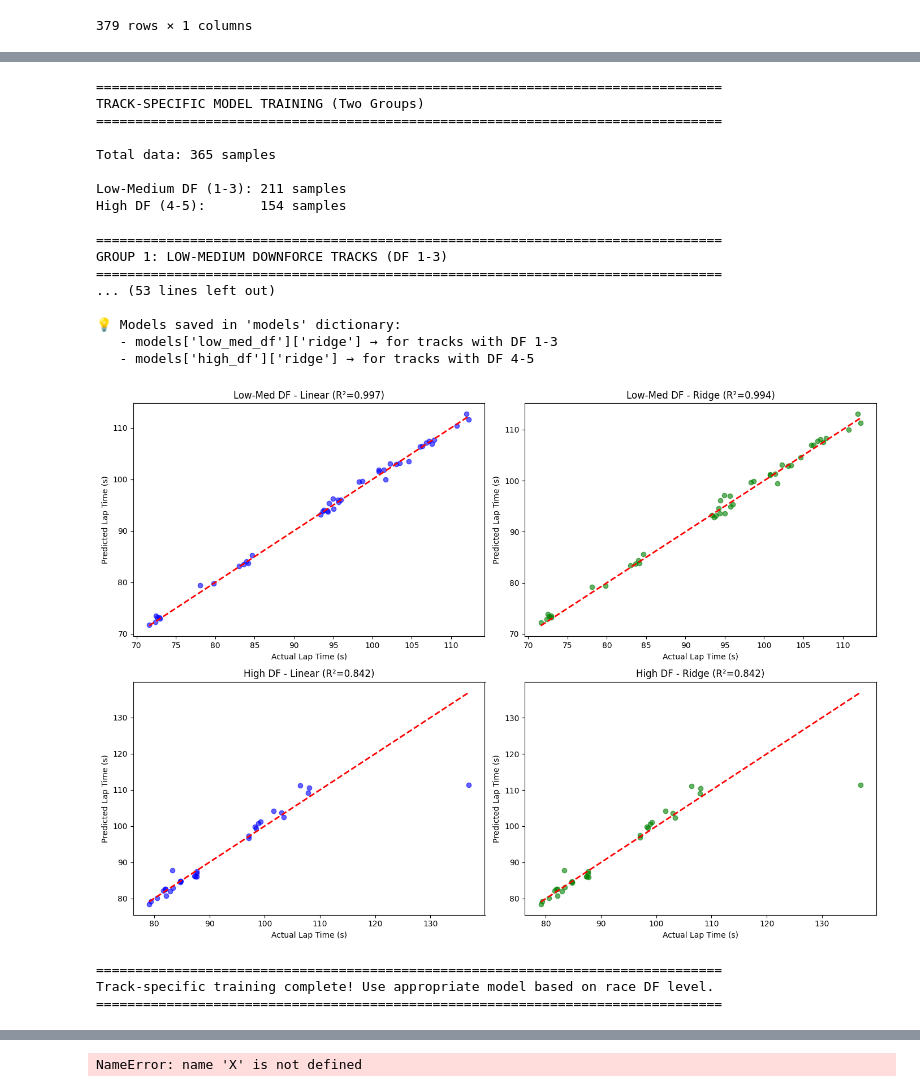
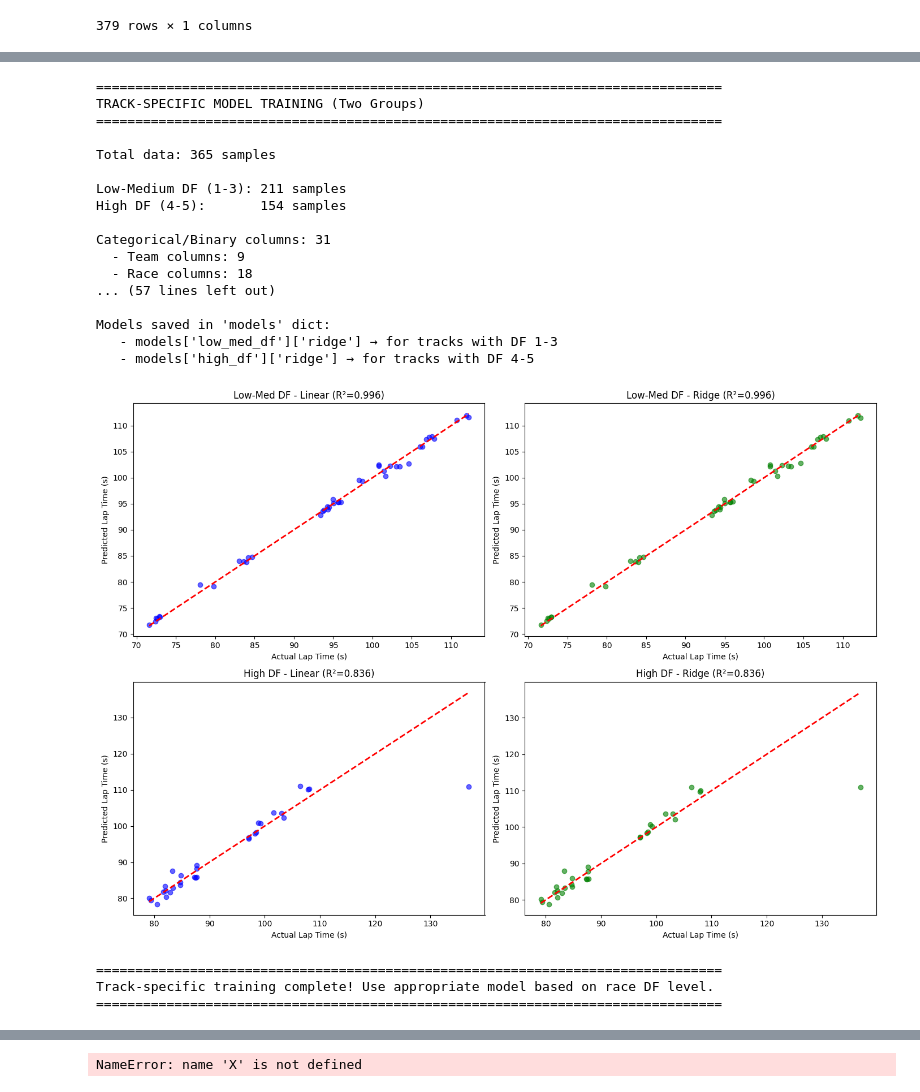
Before and after one commit to crystalcheong/formula-uno, a Jupyter notebook: prediction_notebooks/usgp_prediction.ipynb, the cells around one changed output, grey strips where cells are left out. Drawn from its saved outputs; the diff is of its cells as text; code cells hidden in the pictures.

```diff
--- a/prediction_notebooks/usgp_prediction.ipynb
+++ b/prediction_notebooks/usgp_prediction.ipynb
@@ -504,9 +545,18 @@ drivers_high = drivers_clean[high_df_mask].copy()
 print(f"\nLow-Medium DF (1-3): {len(X_low_med)} samples")
 print(f"High DF (4-5):       {len(X_high)} samples")
 
-# Define categorical columns (won't be normalized)
-categorical_columns = ['Year_encoded', 'Is_US', 'Downforce_Level', 'TeamId_encoded',
-                      'Race_encoded', 'Rain', 'Driver_encoded']
+# Define categorical columns (binary/ordinal - won't be normalized)
+categorical_columns = ['Year_encoded', 'Is_US', 'Downforce_Level', 'Rain']
+
+# OneHot columns are also treated as categorical (they're already 0/1)
+team_columns = [col for col in X_clean.columns if col.startswith('Team_')]
+race_columns = [col for col in X_clean.columns if col.startswith('Race_')]
+categorical_columns.extend(team_columns)
+categorical_columns.extend(race_columns)
+
+print(f"\nCategorical/Binary columns: {len(categorical_columns)}")
+print(f"  - Team columns: {len(team_columns)}")
+print(f"  - Race columns: {len(race_columns)}")
 
 # Store models
 models = {}
@@ -582,7 +632,9 @@ models['low_med_df'] = {
     'linear': lr_model_lm,
     'ridge': ridge_model_lm,
     'scaler': scaler_low_med,
-    'downforce_range': (1, 3)
+    'downforce_range': (1, 3),
+    'team_columns': team_columns,
+    'race_columns': race_columns
 }
 
 # ============================================================================
@@ -649,7 +701,9 @@ models['high_df'] = {
     'linear': lr_model_h,
     'ridge': ridge_model_h,
     'scaler': scaler_high,
-    'downforce_range': (4, 5)
+    'downforce_range': (4, 5),
+    'team_columns': team_columns,
+    'race_columns': race_columns
 }
 
 # ============================================================================
@@ -666,7 +720,7 @@ print(f"│ Low-Med DF (1-3)        │    {r2_score(y_test_lm, lr_test_pred_lm)
 print(f"│ High DF (4-5)           │    {r2_score(y_test_h, lr_test_pred_h):.3f}     │    {r2_score(y_test_h, ridge_test_pred_h):.3f}     │    {ridge_cv_h['test_r2'].mean():.3f}     │")
 print("└─────────────────────────┴──────────────┴──────────────┴──────────────┘")
 
-print("\n💡 Models saved in 'models' dictionary:")
+print("\nModels saved in 'models' dict:")
 print("   - models['low_med_df']['ridge'] → for tracks with DF 1-3")
 print("   - models['high_df']['ridge'] → for tracks with DF 4-5")
 
@@ -693,39 +747,39 @@ axes[1, 0].plot([y_test_h.min(), y_test_h.max()], [y_test_h.min(), y_test_h.max(
 axes[1, 0].set_xlabel('Actual Lap Time (s)')
 axes[1, 0].set_ylabel('Predicted Lap Time (s)')
 axes[1, 0].set_title(f'High DF - Linear (R²={r2_score(y_test_h, lr_test_pred_h):.3f})')
 
 # High DF - Ridge
 axes[1, 1].scatter(y_test_h, ridge_test_pred_h, alpha=0.6, color='green')
 axes[1, 1].plot([y_test_h.min(), y_test_h.max()], [y_test_h.min(), y_test_h.max()], 'r--', lw=2)
 axes[1, 1].set_xlabel('Actual Lap Time (s)')
 axes[1, 1].set_ylabel('Predicted Lap Time (s)')
 axes[1, 1].set_title(f'High DF - Ridge (R²={r2_score(y_test_h, ridge_test_pred_h):.3f})')
 
 plt.tight_layout()
 plt.show()
 
 print("\n" + "="*80)
 print("Track-specific training complete! Use appropriate model based on race DF level.")
 print("="*80)
 # %% [output]
 ================================================================================
 TRACK-SPECIFIC MODEL TRAINING (Two Groups)
 ================================================================================
 
 Total data: 365 samples
 
 Low-Medium DF (1-3): 211 samples
 High DF (4-5):       154 samples
 
-================================================================================
-GROUP 1: LOW-MEDIUM DOWNFORCE TRACKS (DF 1-3)
-================================================================================
-... (53 lines left out)
+Categorical/Binary columns: 31
+  - Team columns: 9
+  - Race columns: 18
+... (57 lines left out)
 
-💡 Models saved in 'models' dictionary:
+Models saved in 'models' dict:
    - models['low_med_df']['ridge'] → for tracks with DF 1-3
    - models['high_df']['ridge'] → for tracks with DF 4-5
-[figure, old version]
+[figure, new version]
 ================================================================================
 Track-specific training complete! Use appropriate model based on race DF level.
 ================================================================================
```
Also changed, not shown: parts of 12 cells of this notebook, 2 other files.
